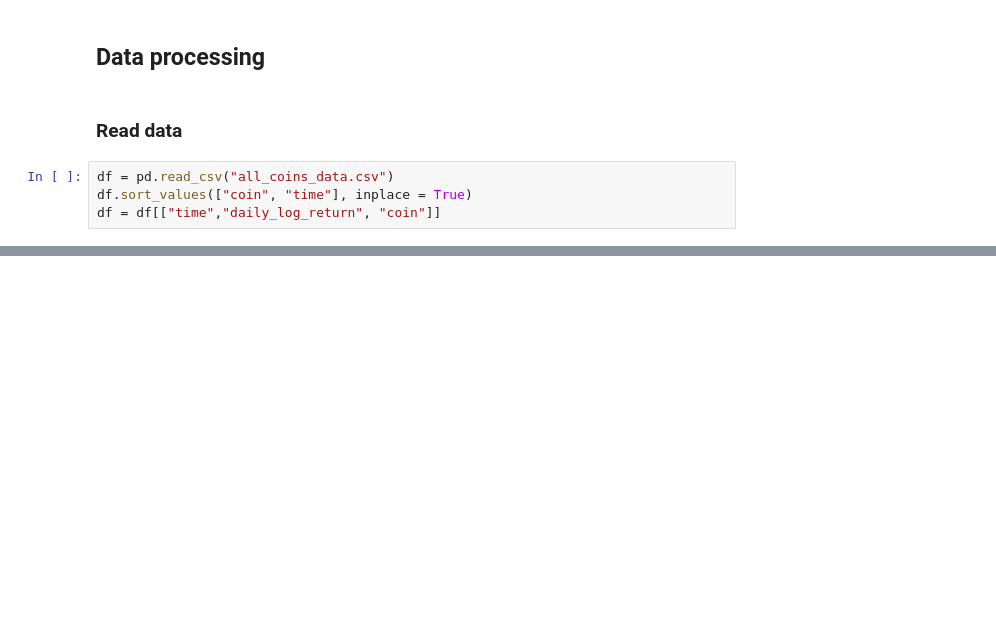
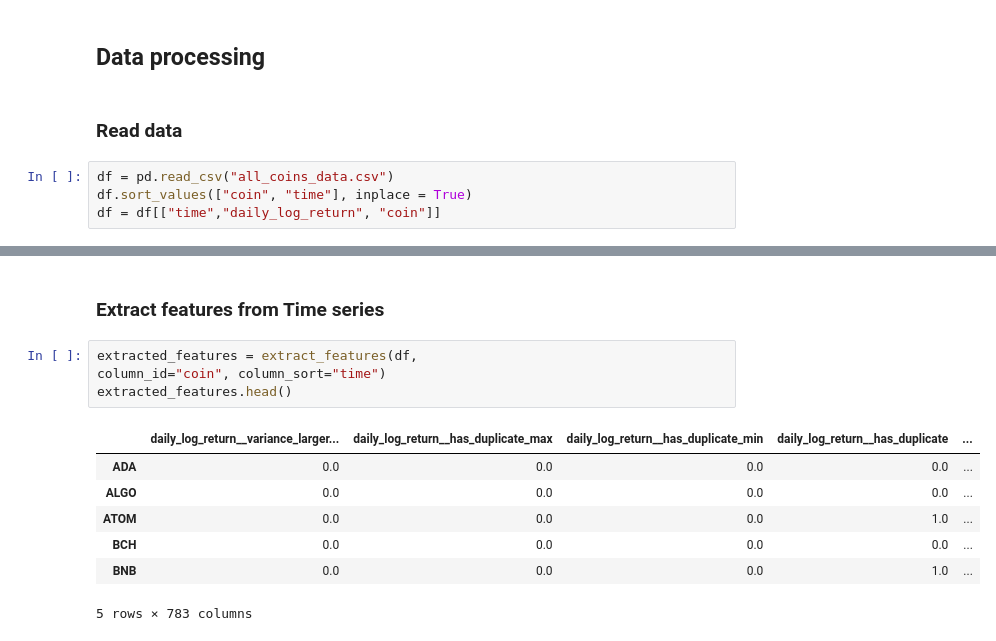
Before and after one commit to FedeScenna/Crypto_NetworkAnalysis, a Jupyter notebook: 06_ClusterAnalysis.ipynb, the cells around one changed output, grey strips where cells are left out. Drawn from its saved outputs; the diff is of its cells as text; blank space fills up the shorter version.

```diff
--- a/06_ClusterAnalysis.ipynb
+++ b/06_ClusterAnalysis.ipynb
@@ -30,0 +29,14 @@ chart_ts(df, 6, coins_list)
+# %% [markdown]
+### Extract features from Time series
+# %%
+extracted_features = extract_features(df,
+column_id="coin", column_sort="time")
+extracted_features.head()
+# %% [output]
+|  | daily_log_return__variance_larger... | daily_log_return__has_duplicate_max | daily_log_return__has_duplicate_min | daily_log_return__has_duplicate | ... |
+| ADA | 0.0 | 0.0 | 0.0 | 0.0 | ... |
+| ALGO | 0.0 | 0.0 | 0.0 | 0.0 | ... |
+| ATOM | 0.0 | 0.0 | 0.0 | 1.0 | ... |
+| BCH | 0.0 | 0.0 | 0.0 | 0.0 | ... |
+| BNB | 0.0 | 0.0 | 0.0 | 1.0 | ... |
+5 rows × 783 columns
```
Also changed, not shown: parts of 20 cells of this notebook, 1 other file.
